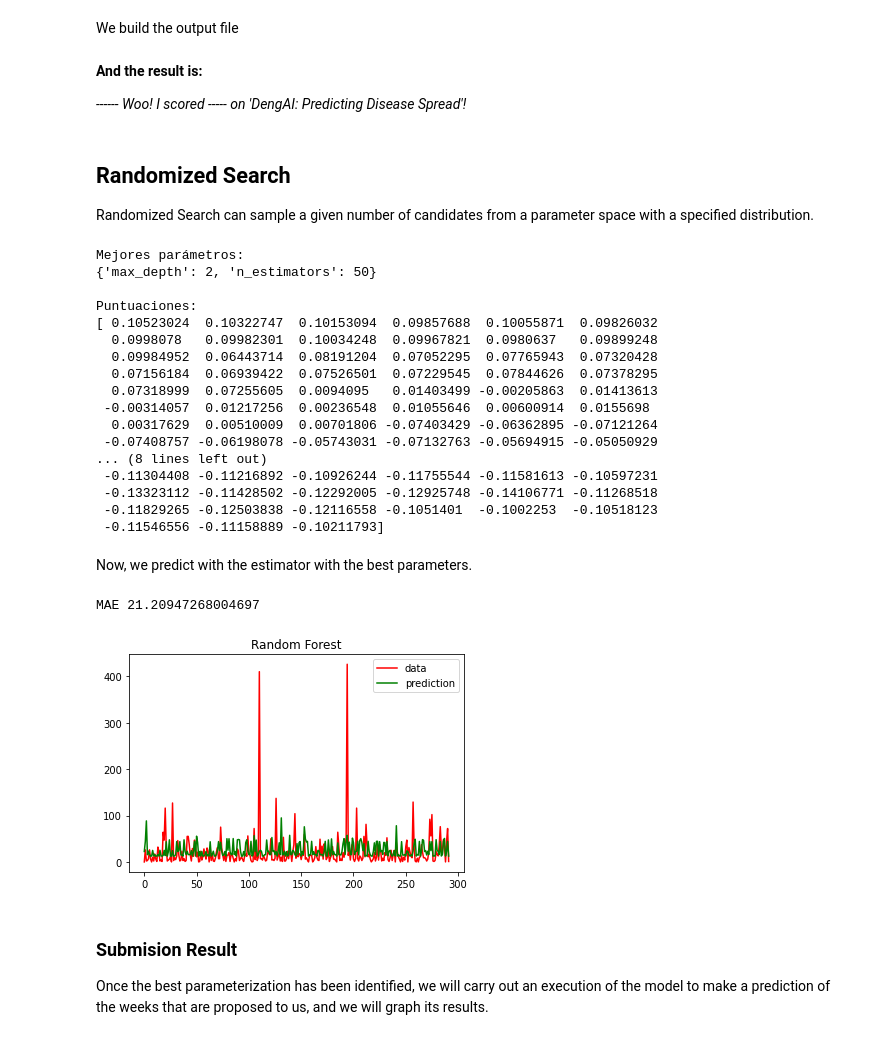
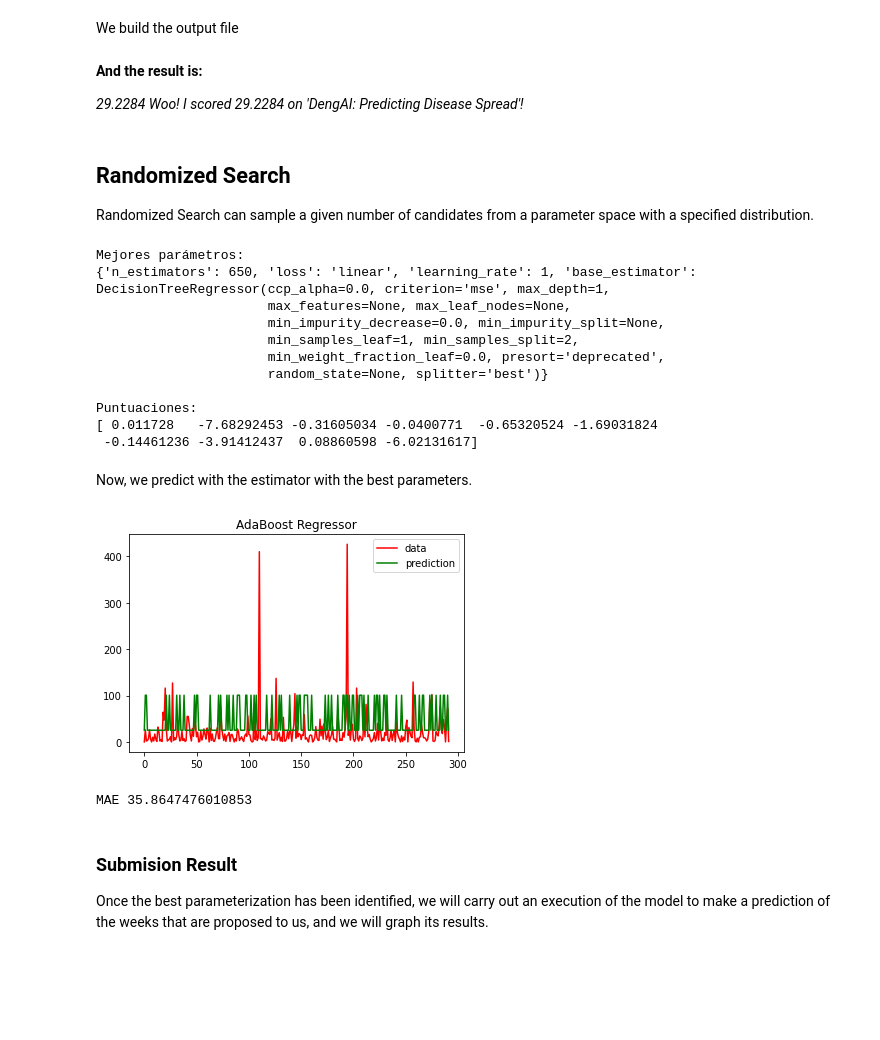
Before and after one commit to sergiosb99/SSJ_SupervisedLearning, a Jupyter notebook: Dengue_AdaBoost_Optimization.ipynb, the cells around one changed output. Saved outputs shown, nothing was run; the diff lists cells and outputs as text; code cells hidden in the pictures; blank space fills up the shorter version.

```diff
--- a/Dengue_AdaBoost_Optimization.ipynb
+++ b/Dengue_AdaBoost_Optimization.ipynb
@@ -173,15 +186,18 @@ submission.to_csv("result_grid.csv")
 # %% [markdown]
 **And the result is:**
 
-*------
-Woo! I scored ----- on 'DengAI: Predicting Disease Spread'!*
+*29.2284
+Woo! I scored 29.2284 on 'DengAI: Predicting Disease Spread'!*
 # %% [markdown]
 ## Randomized Search
 
 Randomized Search can sample a given number of candidates from a parameter space with a specified distribution.
 # %%
 # We declare the variables to be hyperparameterized
-param = [{'n_estimators': [50,100,150,200,250,300,450,500,550,600,650,700,750]}]
+param = [{'base_estimator': [DecisionTreeRegressor(max_depth = 1), DecisionTreeRegressor(max_depth = 2), DecisionTreeRegressor(max_depth = 3), DecisionTreeRegressor(max_depth = 4)],
+          'n_estimators': [50,100,150,200,250,300,450,500,550,600,650,700,750],
+          'learning_rate': [1,2,3],
+          'loss': ['linear','square','exponential']}]
 
 # Initialize the grid search
 random = RandomizedSearchCV(estimator = est, param_distributions = param, cv = 5)
@@ -191,48 +207,41 @@ random.fit(X_train,y_train)
 
 # We show the results
 print("Mejores parámetros: ")
-print(grid.best_params_)
+print(random.best_params_)
 print()
 print("Puntuaciones: ")
-print(grid.cv_results_['mean_test_score'])
+print(random.cv_results_['mean_test_score'])
 # %% [output]
 Mejores parámetros:
-{'max_depth': 2, 'n_estimators': 50}
+{'n_estimators': 650, 'loss': 'linear', 'learning_rate': 1, 'base_estimator': DecisionTreeRegressor(ccp_alpha=0.0, criterion='mse', max_depth=1,
+                      max_features=None, max_leaf_nodes=None,
+                      min_impurity_decrease=0.0, min_impurity_split=None,
+                      min_samples_leaf=1, min_samples_split=2,
+                      min_weight_fraction_leaf=0.0, presort='deprecated',
+                      random_state=None, splitter='best')}
 
 Puntuaciones:
-[ 0.10523024  0.10322747  0.10153094  0.09857688  0.10055871  0.09826032
-  0.0998078   0.09982301  0.10034248  0.09967821  0.0980637   0.09899248
-  0.09984952  0.06443714  0.08191204  0.07052295  0.07765943  0.07320428
-  0.07156184  0.06939422  0.07526501  0.07229545  0.07844626  0.07378295
-  0.07318999  0.07255605  0.0094095   0.01403499 -0.00205863  0.01413613
- -0.00314057  0.01217256  0.00236548  0.01055646  0.00600914  0.0155698
-  0.00317629  0.00510009  0.00701806 -0.07403429 -0.06362895 -0.07121264
- -0.07408757 -0.06198078 -0.05743031 -0.07132763 -0.05694915 -0.05050929
-... (8 lines left out)
- -0.11304408 -0.11216892 -0.10926244 -0.11755544 -0.11581613 -0.10597231
- -0.13323112 -0.11428502 -0.12292005 -0.12925748 -0.14106771 -0.11268518
- -0.11829265 -0.12503838 -0.12116558 -0.1051401  -0.1002253  -0.10518123
- -0.11546556 -0.11158889 -0.10211793]
+[ 0.011728   -7.68292453 -0.31605034 -0.0400771  -0.65320524 -1.69031824
+ -0.14461236 -3.91412437  0.08860598 -6.02131617]
 # %% [markdown]
 Now, we predict with the estimator with the best parameters.
 # %%
 y_random = random.predict(X_test)
 # %%
-mae = mean_absolute_error(y_test, y_random)
-print ('MAE', mae)
-
-xx = np.stack(i for i in range(y_test.shape[0]))
+xx = np.arange(0,len(y_test),1)
 plt.plot(xx, y_test, c='r', label='data')
-#plt.plot(xx, y, c='k', label='data')
 plt.plot(xx, y_random, c='g', label='prediction')
 plt.axis('tight')
 plt.legend()
 plt.title("AdaBoost Regressor")
 
 plt.show()
+
+mae = mean_absolute_error(y_test, y_random)
+print ('MAE', mae)
 # %% [output]
+[figure, new version]
-MAE 21.20947268004697
+MAE 35.8647476010853
-[figure, old version]
 # %% [markdown]
 ### Submision Result
 
```
Also changed, not shown: parts of 8 cells of this notebook, 5 other files.
